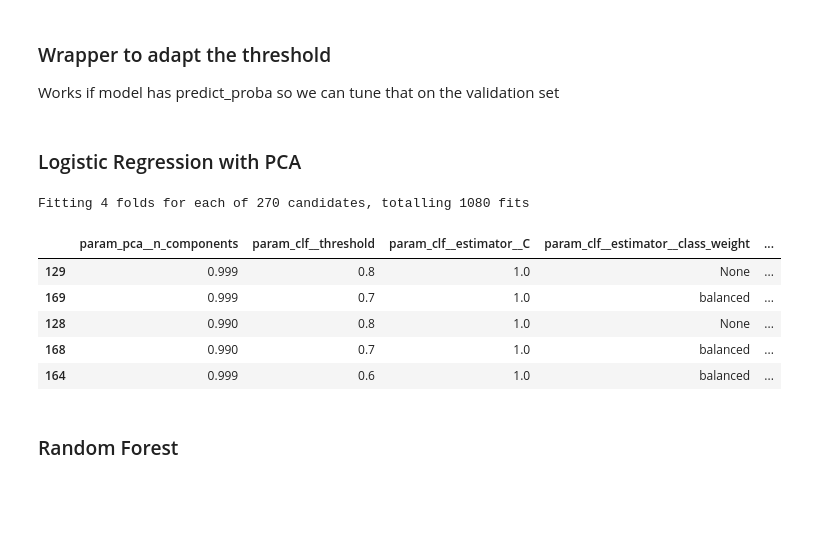
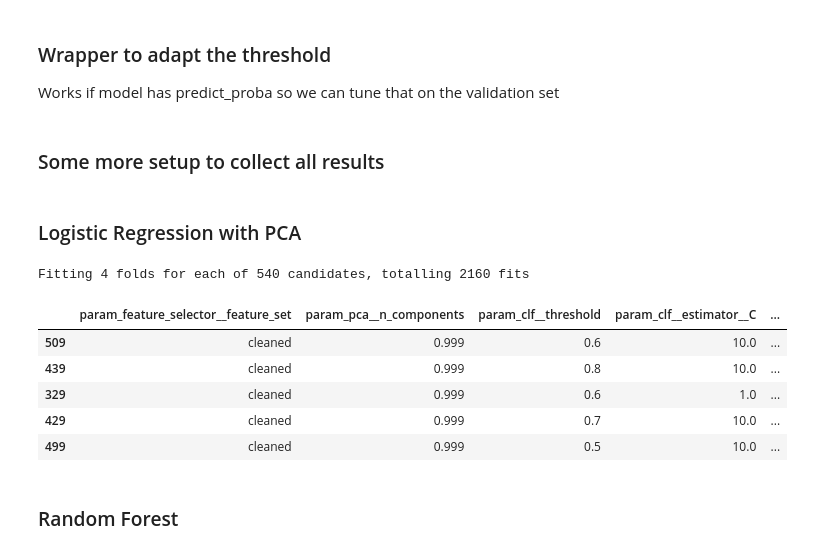
Before and after one commit to m-j-w-f/ROAR, a Jupyter notebook: src/roar/notenbooks/04train_opt.ipynb, the cells around one changed output. Cells and saved outputs as stored; diff of their text form; code cells hidden in the pictures; blank space fills up the shorter version.

```diff
--- a/src/roar/notenbooks/04train_opt.ipynb
+++ b/src/roar/notenbooks/04train_opt.ipynb
@@ -54,7 +51,7 @@ Found 204 files
 # Get the h5 file paths
 rows = []
 for path in h5_paths:
-    feat_dict = extract_features_from_h5_file(path, channels=MIC_CHANNELS)
+    feat_dict = extract_features_from_h5_file(path, channels=MIC_CHANNELS + MIC_CHANNELS_CLEANED)
     meta = parse_filename(path)
 
     row = {
@@ -167,7 +202,7 @@ Classes: [150 211]
 ### Wrapper to adapt the threshold
 Works if model has predict_proba so we can tune that on the validation set
 # %%
-from sklearn.base import BaseEstimator, ClassifierMixin, clone
+from sklearn.base import ClassifierMixin, clone
 
 
 class ThresholdClassifier(BaseEstimator, ClassifierMixin):
@@ -176,17 +211,47 @@ class ThresholdClassifier(BaseEstimator, ClassifierMixin):
         self.threshold = threshold
         self.response_method = "predict_proba"
 
-    def fit(self, X, y):
+    def fit(self, X, y) -> "ThresholdClassifier":
         self.estimator_ = clone(self.estimator)
         self.estimator_.fit(X, y)
         return self
 
-    def predict_proba(self, X):
+    def predict_proba(self, X) -> np.ndarray:
         return self.estimator_.predict_proba(X)
 
     def predict(self, X):
         proba = self.predict_proba(X)[:, 1]
         return (proba >= self.threshold).astype(int)
+# %% [markdown]
+### Some more setup to collect all results
+# %%
+relevant_cols = [
+    "param_feature_selector__feature_set",
+    "split0_test_weighted_f1",
+    "split1_test_weighted_f1",
+    "split2_test_weighted_f1",
+    "split3_test_weighted_f1",
+    "mean_test_weighted_f1",
+    "std_test_weighted_f1",
+    "rank_test_weighted_f1",
+    "split0_test_acc",
+    "split1_test_acc",
+    "split2_test_acc",
+    "split3_test_acc",
+    "mean_test_acc",
+    "std_test_acc",
+    "rank_test_acc",
+]
+
+
+def add_results_to_df(grid_search, res_df=None, model_name=None):
+    cv_results = pd.DataFrame(grid_search.cv_results_)
+    filtered_results = cv_results[relevant_cols].copy()
+    filtered_results["model"] = model_name
+    if res_df is None:
+        return filtered_results
+    res_df = pd.concat([res_df, filtered_results], ignore_index=True)
+    return res_df
 # %% [markdown]
 ### Logistic Regression with PCA
 # %%
@@ -198,6 +263,7 @@ from sklearn.preprocessing import StandardScaler
 
 pipeline = Pipeline(
     [
+        ("feature_selector", FeatureSubsetSelector(feature_sets=FEATURE_SETS)),
         ("scaler", StandardScaler()),  # standardize features
         ("pca", PCA(n_components=0.95)),  # reduce to top 5 PCs
         (
@@ -210,6 +276,7 @@ pipeline = Pipeline(
 )
 
 param_grid = {
+    "feature_selector__feature_set": ["basic", "cleaned"],
     "pca__n_components": [0.8, 0.9, 0.95, 0.99, 0.999],
     "clf__threshold": [0.1, 0.2, 0.3, 0.4, 0.5, 0.6, 0.7, 0.8, 0.9],
     "clf__estimator__C": [0.1, 1, 10],
@@ -217,40 +284,45 @@ param_grid = {
 }
 
 scoring = {
     "weighted_f1": "f1_weighted",
     "acc": "accuracy",
 }
 
 grid = GridSearchCV(
     estimator=pipeline,
     param_grid=param_grid,
     scoring=scoring,
     refit="weighted_f1",
     cv=logo.split(X, y_enc, groups),
+    error_score="raise",
     n_jobs=-1,
     verbose=1,
 )
 grid.fit(X, y_enc)
+
+res_df = add_results_to_df(grid, res_df=None, model_name="LogisticRegression_PCA")
+
 pd.DataFrame(grid.cv_results_)[
     [
+        "param_feature_selector__feature_set",
         "param_pca__n_components",
         "param_clf__threshold",
         "param_clf__estimator__C",
         "param_clf__estimator__class_weight",
         "mean_test_weighted_f1",
         "std_test_weighted_f1",
         "mean_test_acc",
         "std_test_acc",
     ]
 ].nlargest(5, columns="mean_test_weighted_f1")
 # %% [output]
-Fitting 4 folds for each of 270 candidates, totalling 1080 fits
+Fitting 4 folds for each of 540 candidates, totalling 2160 fits
-|  | param_pca__n_components | param_clf__threshold | param_clf__estimator__C | param_clf__estimator__class_weight | ... |
-| 129 | 0.999 | 0.8 | 1.0 | None | ... |
-| 169 | 0.999 | 0.7 | 1.0 | balanced | ... |
-| 128 | 0.990 | 0.8 | 1.0 | None | ... |
-| 168 | 0.990 | 0.7 | 1.0 | balanced | ... |
-| 164 | 0.999 | 0.6 | 1.0 | balanced | ... |
+|  | param_feature_selector__feature_set | param_pca__n_components | param_clf__threshold | param_clf__estimator__C | ... |
+| 509 | cleaned | 0.999 | 0.6 | 10.0 | ... |
+| 439 | cleaned | 0.999 | 0.8 | 10.0 | ... |
+| 329 | cleaned | 0.999 | 0.6 | 1.0 | ... |
+| 429 | cleaned | 0.999 | 0.7 | 10.0 | ... |
+| 499 | cleaned | 0.999 | 0.5 | 10.0 | ... |
 # %% [markdown]
 ### Random Forest
 # %%
```
Also changed, not shown: parts of 15 cells of this notebook, 1 other file.
